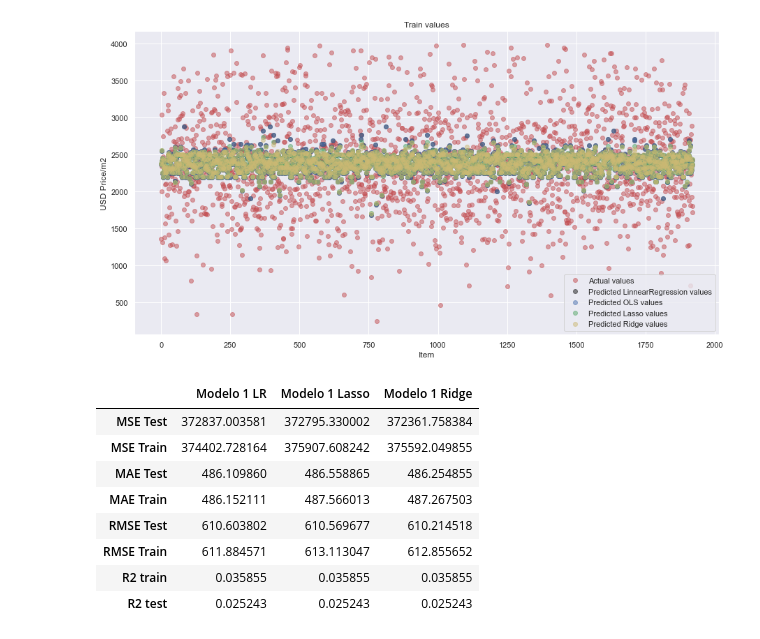
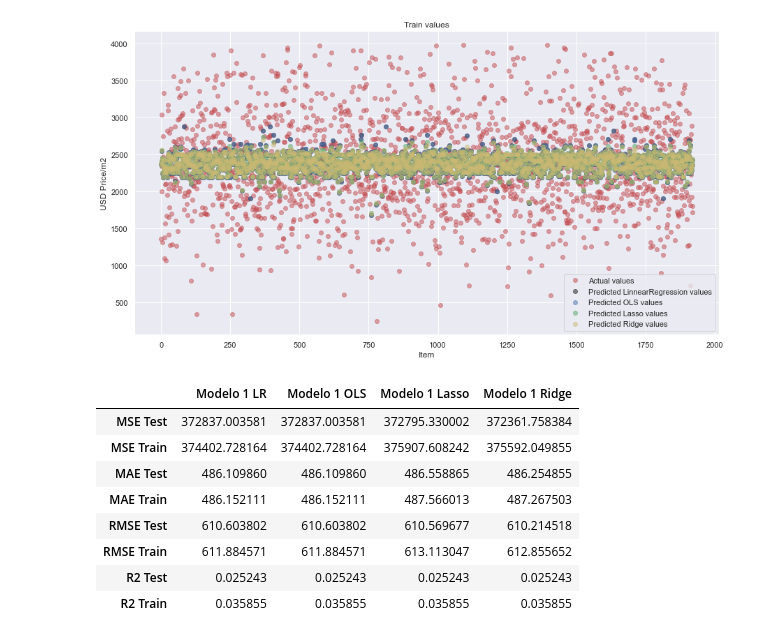
Before and after one commit to casagrandeale/TPDigitalHouse, a Jupyter notebook: tp/TP2.ipynb, the cells around one changed output. Drawn from its saved outputs; the diff is of its cells as text; code cells hidden in the pictures.

Commit message:
TP 2 Corrección
Agregado valores de R2 para OLS y gráficos para LR

```diff
--- a/tp/TP2.ipynb
+++ b/tp/TP2.ipynb
@@ -153,13 +153,13 @@ model_lr.fit(X_train, y_train)
 lr_prediction = model_lr.predict(X_test)
 lr_prediction_train = model_lr.predict(X_train)
 
-#Valores estadísticos MSE Test, MSE Train, MAE Test, MAE Train, RMSE Test, RMSE Train, R2 train, R2 test
+#Valores estadísticos MSE Test, MSE Train, MAE Test, MAE Train, RMSE Test, RMSE Train, R2 Test, R2 Train
 stats_lr=[mean_squared_error(y_test, lr_prediction),mean_squared_error(y_train, lr_prediction_train),
        mean_absolute_error(y_test, lr_prediction), mean_absolute_error(y_train, lr_prediction_train),
        np.sqrt(mean_squared_error(y_test, lr_prediction)),np.sqrt(mean_squared_error(y_train, lr_prediction_train)),
-        model_lr.score(X_train, y_train),model_lr.score(X_test, y_test)]
+        model_lr.score(X_test, y_test),model_lr.score(X_train, y_train)]
 
-stats_dataframe_lr=pd.DataFrame({name_model+' LR':stats_lr},index=['MSE Test', 'MSE Train', 'MAE Test', 'MAE Train', 'RMSE Test', 'RMSE Train', 'R2 train',' R2 test'])
+stats_dataframe_lr=pd.DataFrame({name_model+' LR':stats_lr},index=['MSE Test', 'MSE Train', 'MAE Test', 'MAE Train', 'RMSE Test', 'RMSE Train', 'R2 Test','R2 Train'])
 stats_dataframe_lr
 # %% [output]
 |  | Modelo 1 LR |
@@ -200,13 +244,13 @@ sm_prediction_train = model_ols.predict(X_train_sm)
 X_test_sm = sm.add_constant(X_test)
 sm_prediction = model_ols.predict(X_test_sm)
 
-#Valores estadísticos MSE Test, MSE Train, MAE Test, MAE Train, RMSE Test, RMSE Train, R2, R2 adj Train
+#Valores estadísticos MSE Test, MSE Train, MAE Test, MAE Train, RMSE Test, RMSE Train, R2 Test, R2 Train
 stats_ols=[mean_squared_error(y_test, sm_prediction),mean_squared_error(y_train, sm_prediction_train),
         mean_absolute_error(y_test, sm_prediction), mean_absolute_error(y_train, sm_prediction_train),
         np.sqrt(mean_squared_error(y_test, sm_prediction)),np.sqrt(mean_squared_error(y_train, sm_prediction_train)),
-          model_ols.rsquared, model_ols.rsquared_adj]
+          r2_score(y_test,sm_prediction),r2_score(y_train,sm_prediction_train)]
 
-stats_dataframe_ols=pd.DataFrame({name_model+' OLS':stats_ols},index=['MSE Test', 'MSE Train', 'MAE Test', 'MAE Train', 'RMSE Test', 'RMSE Train', 'R2', 'R2 ADJ'])
+stats_dataframe_ols=pd.DataFrame({name_model+' OLS':stats_ols},index=['MSE Test', 'MSE Train', 'MAE Test', 'MAE Train', 'RMSE Test', 'RMSE Train', 'R2 Test','R2 Train'])
 
 #Summary
 print(model_ols.summary())
@@ -322,9 +367,9 @@ coeff_lasso = model_lcv.coef_
 stats_lasso=[mean_squared_error(y_test, lasso_prediction),mean_squared_error(y_train, lasso_prediction_train),
        mean_absolute_error(y_test, lasso_prediction), mean_absolute_error(y_train, lasso_prediction_train),
        np.sqrt(mean_squared_error(y_test, lasso_prediction)),np.sqrt(mean_squared_error(y_train, lasso_prediction_train)),
-        model_lr.score(X_train, y_train),model_lr.score(X_test, y_test)]
+        model_lr.score(X_test, y_test),model_lr.score(X_train, y_train)]
 
-stats_dataframe_lasso=pd.DataFrame({name_model+' Lasso':stats_lasso},index=['MSE Test', 'MSE Train', 'MAE Test', 'MAE Train', 'RMSE Test', 'RMSE Train', 'R2 train',' R2 test'])
+stats_dataframe_lasso=pd.DataFrame({name_model+' Lasso':stats_lasso},index=['MSE Test', 'MSE Train', 'MAE Test', 'MAE Train', 'RMSE Test', 'RMSE Train', 'R2 Test','R2 Train'])
 stats_dataframe_lasso
 # %% [output]
 |  | Modelo 1 Lasso |
@@ -448,13 +494,13 @@ ridge_prediction_train = model_ridge.predict(X_train)
 alpha_ridge = model_ridge.alpha_
 coeff_ridge = model_ridge.coef_
 
-#Valores estadísticos MSE Test, MSE Train, MAE Test, MAE Train, RMSE Test, RMSE Train, R2 train, R2 test
+#Valores estadísticos MSE Test, MSE Train, MAE Test, MAE Train, RMSE Test, RMSE Train, R2 Test, R2 Train
 stats_ridge=[mean_squared_error(y_test, ridge_prediction),mean_squared_error(y_train, ridge_prediction_train),
        mean_absolute_error(y_test, ridge_prediction), mean_absolute_error(y_train, ridge_prediction_train),
        np.sqrt(mean_squared_error(y_test, ridge_prediction)),np.sqrt(mean_squared_error(y_train, ridge_prediction_train)),
-        model_lr.score(X_train, y_train),model_lr.score(X_test, y_test)]
+        model_lr.score(X_test, y_test),model_lr.score(X_train, y_train)]
 
-stats_dataframe_ridge=pd.DataFrame({name_model+' Ridge':stats_ridge},index=['MSE Test', 'MSE Train', 'MAE Test', 'MAE Train', 'RMSE Test', 'RMSE Train', 'R2 train',' R2 test'])
+stats_dataframe_ridge=pd.DataFrame({name_model+' Ridge':stats_ridge},index=['MSE Test', 'MSE Train', 'MAE Test', 'MAE Train', 'RMSE Test', 'RMSE Train', 'R2 Test','R2 Train'])
 stats_dataframe_ridge
 # %% [output]
 |  | Modelo 1 Ridge |
@@ -584,14 +631,14 @@ plt.show()
 # %% [output]
 [figure]
 # %%
-pd.concat([stats_dataframe_lr,stats_dataframe_lasso,stats_dataframe_ridge],axis=1)
+pd.concat([stats_dataframe_lr,stats_dataframe_ols,stats_dataframe_lasso,stats_dataframe_ridge],axis=1)
 # %% [output]
-|  | Modelo 1 LR | Modelo 1 Lasso | Modelo 1 Ridge |
-| MSE Test | 372837.003581 | 372795.330002 | 372361.758384 |
-| MSE Train | 374402.728164 | 375907.608242 | 375592.049855 |
-| MAE Test | 486.109860 | 486.558865 | 486.254855 |
-| MAE Train | 486.152111 | 487.566013 | 487.267503 |
-| RMSE Test | 610.603802 | 610.569677 | 610.214518 |
-| RMSE Train | 611.884571 | 613.113047 | 612.855652 |
-| R2 train | 0.035855 | 0.035855 | 0.035855 |
-| R2 test | 0.025243 | 0.025243 | 0.025243 |
+|  | Modelo 1 LR | Modelo 1 OLS | Modelo 1 Lasso | Modelo 1 Ridge |
+| MSE Test | 372837.003581 | 372837.003581 | 372795.330002 | 372361.758384 |
+| MSE Train | 374402.728164 | 374402.728164 | 375907.608242 | 375592.049855 |
+| MAE Test | 486.109860 | 486.109860 | 486.558865 | 486.254855 |
+| MAE Train | 486.152111 | 486.152111 | 487.566013 | 487.267503 |
+| RMSE Test | 610.603802 | 610.603802 | 610.569677 | 610.214518 |
+| RMSE Train | 611.884571 | 611.884571 | 613.113047 | 612.855652 |
+| R2 Test | 0.025243 | 0.025243 | 0.025243 | 0.025243 |
+| R2 Train | 0.035855 | 0.035855 | 0.035855 | 0.035855 |
```
Also changed, not shown: parts of 12 cells of this notebook.
